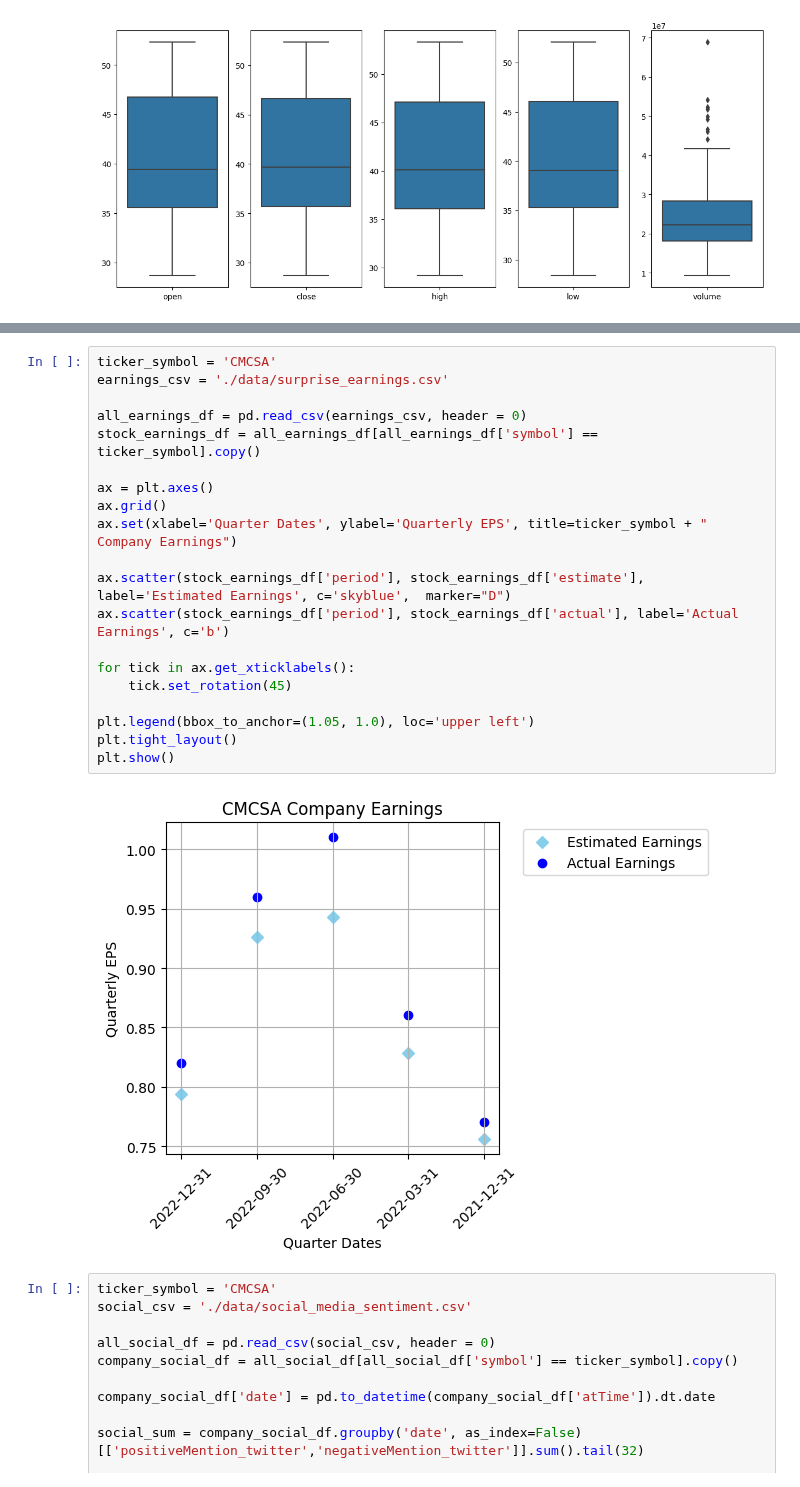
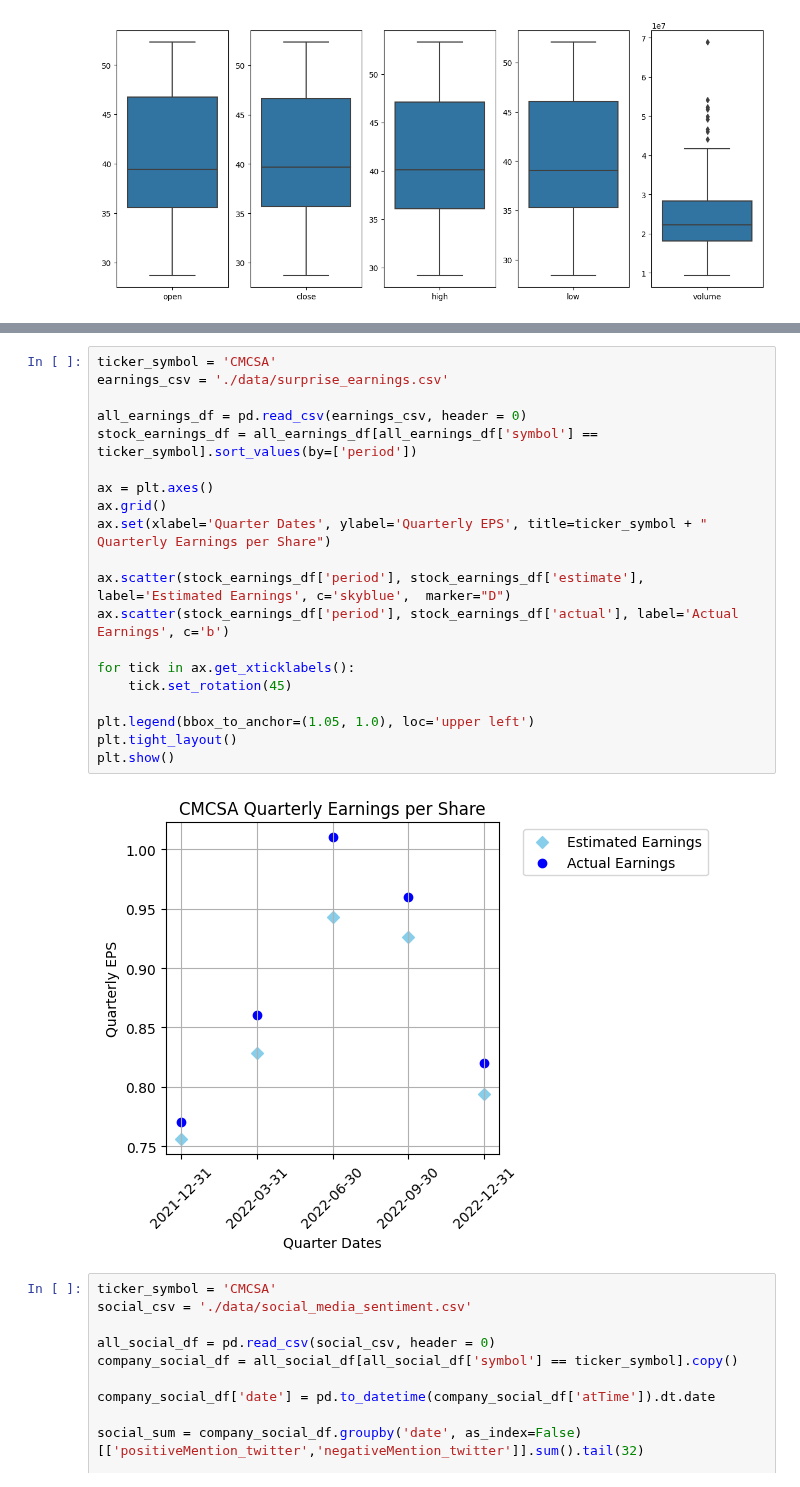
Before and after one commit to geoffpatton/dsci-521-project, a Jupyter notebook: final_project_impl.ipynb, the cells around one changed output, grey strips where cells are left out. Saved outputs shown, nothing was run; the diff lists cells and outputs as text.

Commit message:
sorted dates trends and EPS chart

```diff
--- a/final_project_impl.ipynb
+++ b/final_project_impl.ipynb
@@ -233,25 +233,25 @@ plt.show()
 # %%
 ticker_symbol = 'CMCSA'
 earnings_csv = './data/surprise_earnings.csv'
 
 all_earnings_df = pd.read_csv(earnings_csv, header = 0)
-stock_earnings_df = all_earnings_df[all_earnings_df['symbol'] == ticker_symbol].copy()
+stock_earnings_df = all_earnings_df[all_earnings_df['symbol'] == ticker_symbol].sort_values(by=['period'])
 
 ax = plt.axes()
 ax.grid()
-ax.set(xlabel='Quarter Dates', ylabel='Quarterly EPS', title=ticker_symbol + " Company Earnings")
+ax.set(xlabel='Quarter Dates', ylabel='Quarterly EPS', title=ticker_symbol + " Quarterly Earnings per Share")
 
 ax.scatter(stock_earnings_df['period'], stock_earnings_df['estimate'], label='Estimated Earnings', c='skyblue',  marker="D")
 ax.scatter(stock_earnings_df['period'], stock_earnings_df['actual'], label='Actual Earnings', c='b')
 
 for tick in ax.get_xticklabels():
     tick.set_rotation(45)
 
 plt.legend(bbox_to_anchor=(1.05, 1.0), loc='upper left')
 plt.tight_layout()
 plt.show()
 # %% [output]
-[figure, old version]
+[figure, new version]
 # %%
 ticker_symbol = 'CMCSA'
 social_csv = './data/social_media_sentiment.csv'
```
Also changed, not shown: parts of 4 cells of this notebook.
